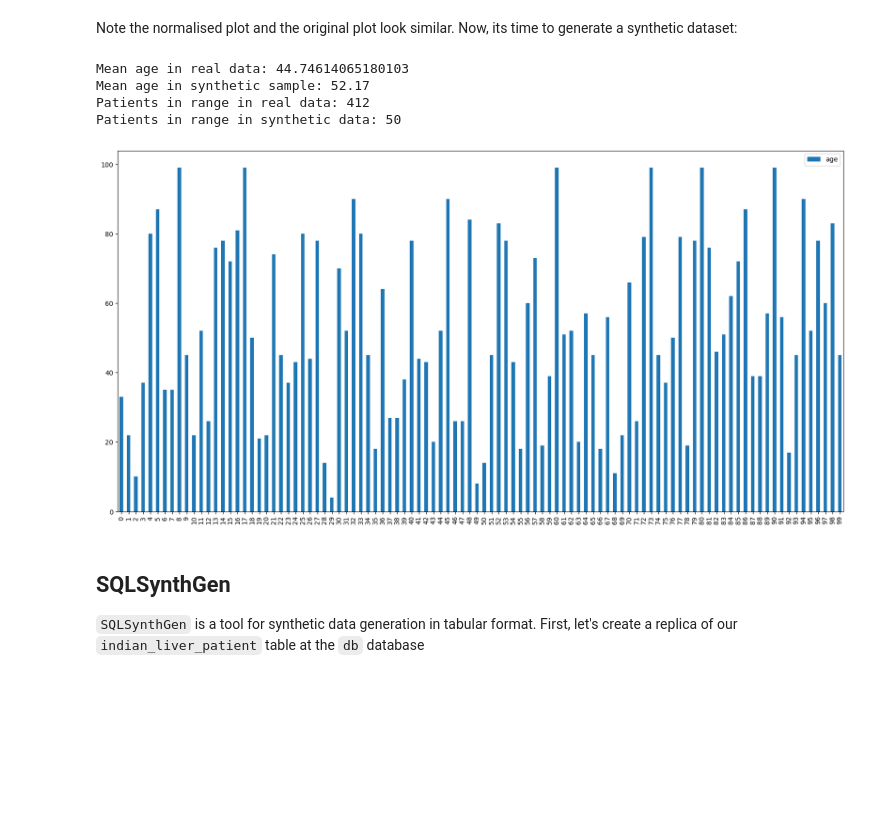
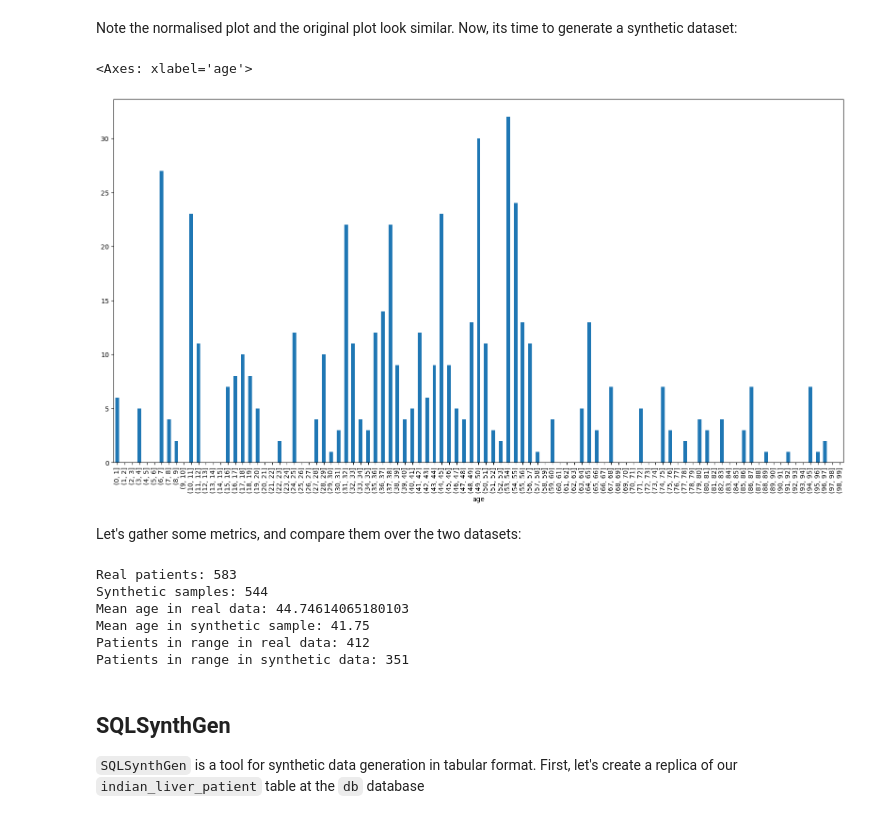
Before and after one commit to alan-turing-institute/sqlsynthgen-health-demo, a Jupyter notebook: ipynb/sqlsynthgen-healthcare-demo.ipynb, the cells around one changed output. Drawn from its saved outputs; the diff is of its cells as text; code cells hidden in the pictures; blank space fills up the shorter version.

```diff
--- a/ipynb/sqlsynthgen-healthcare-demo.ipynb
+++ b/ipynb/sqlsynthgen-healthcare-demo.ipynb
@@ -386,16 +384,27 @@ Name: age, Length: 99, dtype: float64
 # %% [markdown]
 Note the normalised plot and the original plot look similar. Now, its time to generate a synthetic dataset:
+# %%
+samples: int = len(patient_data) + healthcare_demo.get_noise_using_laplace(
+    count_sensitivity, privacy_budget
+)
+probabilities: np.ndarray = normalized_age_counts_by_bin.values
+
+bin_edges: list[str] = bin_values[1:]  # The intervals are right-inclusive.
+
+synthetic_patients: pd.DataFrame = pd.DataFrame(
+    healthcare_demo.generate_samples(int(samples), bin_edges, probabilities),
+    columns=["age"],
+)
+
+healthcare_demo.group_by_bins(synthetic_patients, "age", bin_limits).count()["age"].plot.bar(figsize=(20, 10))
+# %% [output]
+<Axes: xlabel='age'>
+[figure, added]
+# %% [markdown]
+Let's gather some metrics, and compare them over the two datasets:
 # %%
-samples: int = 100
-probabilities: np.ndarray = normalized_age_counts_by_bin.values
-
-bin_edges: list[str] = bin_values[1:]  # The intervals are right-inclusive.
-
-synthetic_patients: pd.DataFrame = pd.DataFrame(
-    healthcare_demo.generate_samples(samples, bin_edges, probabilities), columns=["age"]
-)
-
-synthetic_patients.plot.bar(figsize=(20, 10))
+print(f"Real patients: {len(patient_data)}")
+print(f'Synthetic samples: {len(synthetic_patients)}')
 print(f"Mean age in real data: {patient_data['age'].mean()}")
 print(f"Mean age in synthetic sample: {synthetic_patients['age'].mean()}")
 
@@ -410,11 +419,12 @@ print(
     f"Patients in range in synthetic data: {healthcare_demo.query_patients_by_range('age', range_minimum, range_maximum, synthetic_patients)}"
 )
 # %% [output]
+Real patients: 583
+Synthetic samples: 544
 Mean age in real data: 44.74614065180103
-Mean age in synthetic sample: 52.17
+Mean age in synthetic sample: 41.75
 Patients in range in real data: 412
-Patients in range in synthetic data: 50
+Patients in range in synthetic data: 351
-[figure, removed]
 # %% [markdown]
 ## SQLSynthGen
 
```
Also changed, not shown: parts of 4 cells of this notebook.
